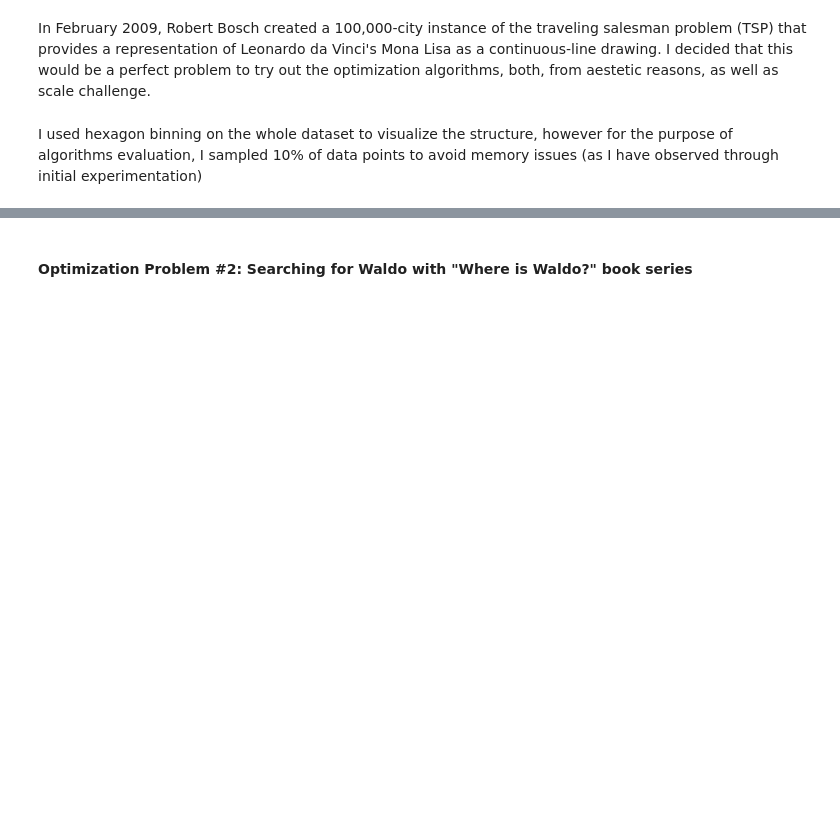
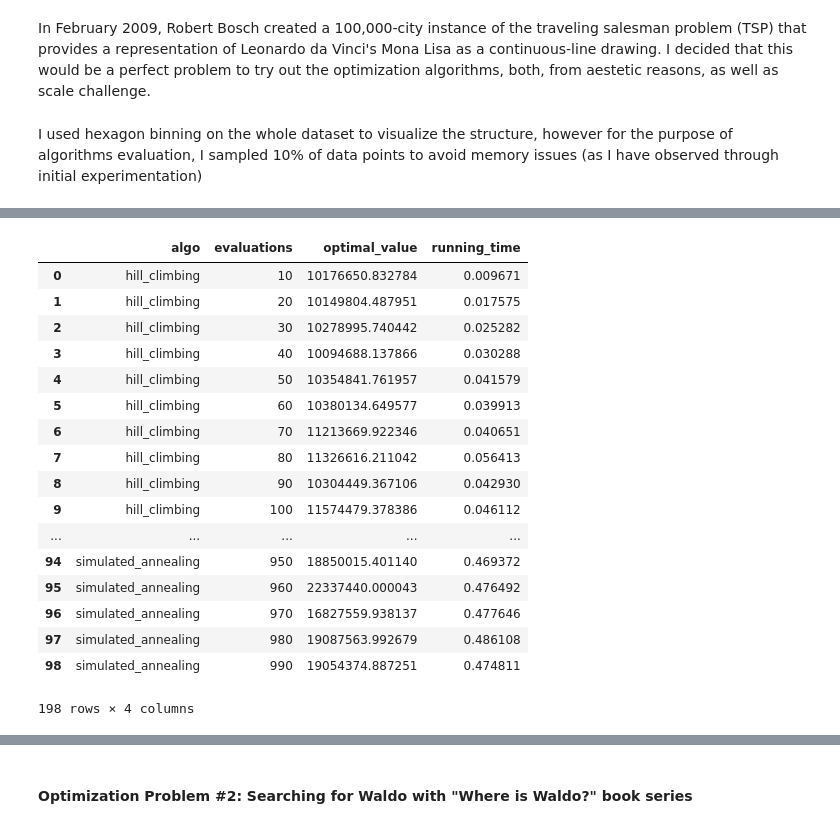
Before and after one commit to sshegheva/bag-of-algorithms, a Jupyter notebook: analysis/notebooks/RandomizedOptimization.ipynb, the cells around one changed output, grey strips where cells are left out. Saved outputs shown, nothing was run; the diff lists cells and outputs as text; code cells hidden in the pictures; blank space fills up the shorter version.

```diff
--- a/analysis/notebooks/RandomizedOptimization.ipynb
+++ b/analysis/notebooks/RandomizedOptimization.ipynb
@@ -108,0 +121,21 @@ df = tsp.compare_all(optimization_problem)
+# %%
+df
+# %% [output]
+|  | algo | evaluations | optimal_value | running_time |
+| 0 | hill_climbing | 10 | 10176650.832784 | 0.009671 |
+| 1 | hill_climbing | 20 | 10149804.487951 | 0.017575 |
+| 2 | hill_climbing | 30 | 10278995.740442 | 0.025282 |
+| 3 | hill_climbing | 40 | 10094688.137866 | 0.030288 |
+| 4 | hill_climbing | 50 | 10354841.761957 | 0.041579 |
+| 5 | hill_climbing | 60 | 10380134.649577 | 0.039913 |
+| 6 | hill_climbing | 70 | 11213669.922346 | 0.040651 |
+| 7 | hill_climbing | 80 | 11326616.211042 | 0.056413 |
+| 8 | hill_climbing | 90 | 10304449.367106 | 0.042930 |
+| 9 | hill_climbing | 100 | 11574479.378386 | 0.046112 |
+| ... | ... | ... | ... | ... |
+| 94 | simulated_annealing | 950 | 18850015.401140 | 0.469372 |
+| 95 | simulated_annealing | 960 | 22337440.000043 | 0.476492 |
+| 96 | simulated_annealing | 970 | 16827559.938137 | 0.477646 |
+| 97 | simulated_annealing | 980 | 19087563.992679 | 0.486108 |
+| 98 | simulated_annealing | 990 | 19054374.887251 | 0.474811 |
+198 rows × 4 columns
```
Also changed, not shown: parts of 8 cells of this notebook, 3 other files.
